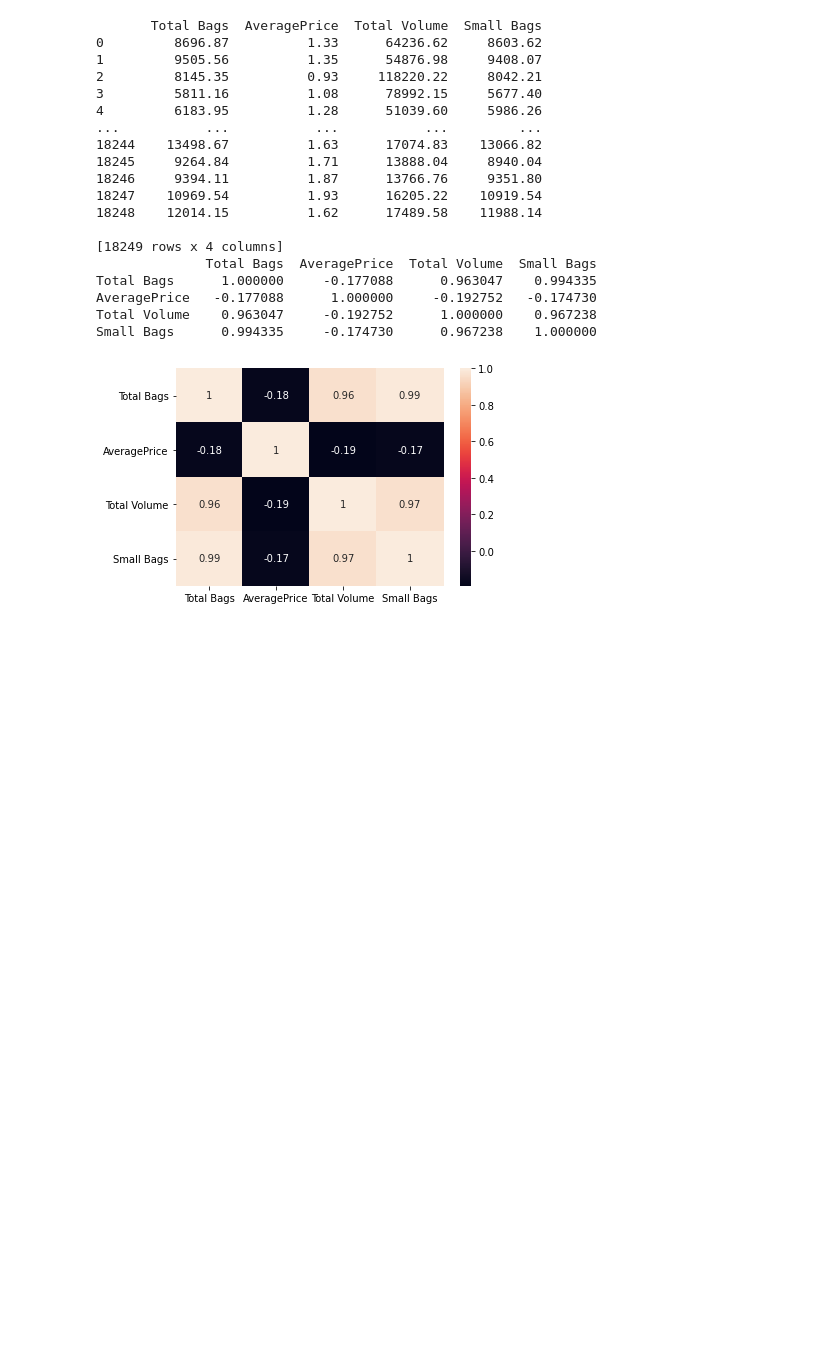
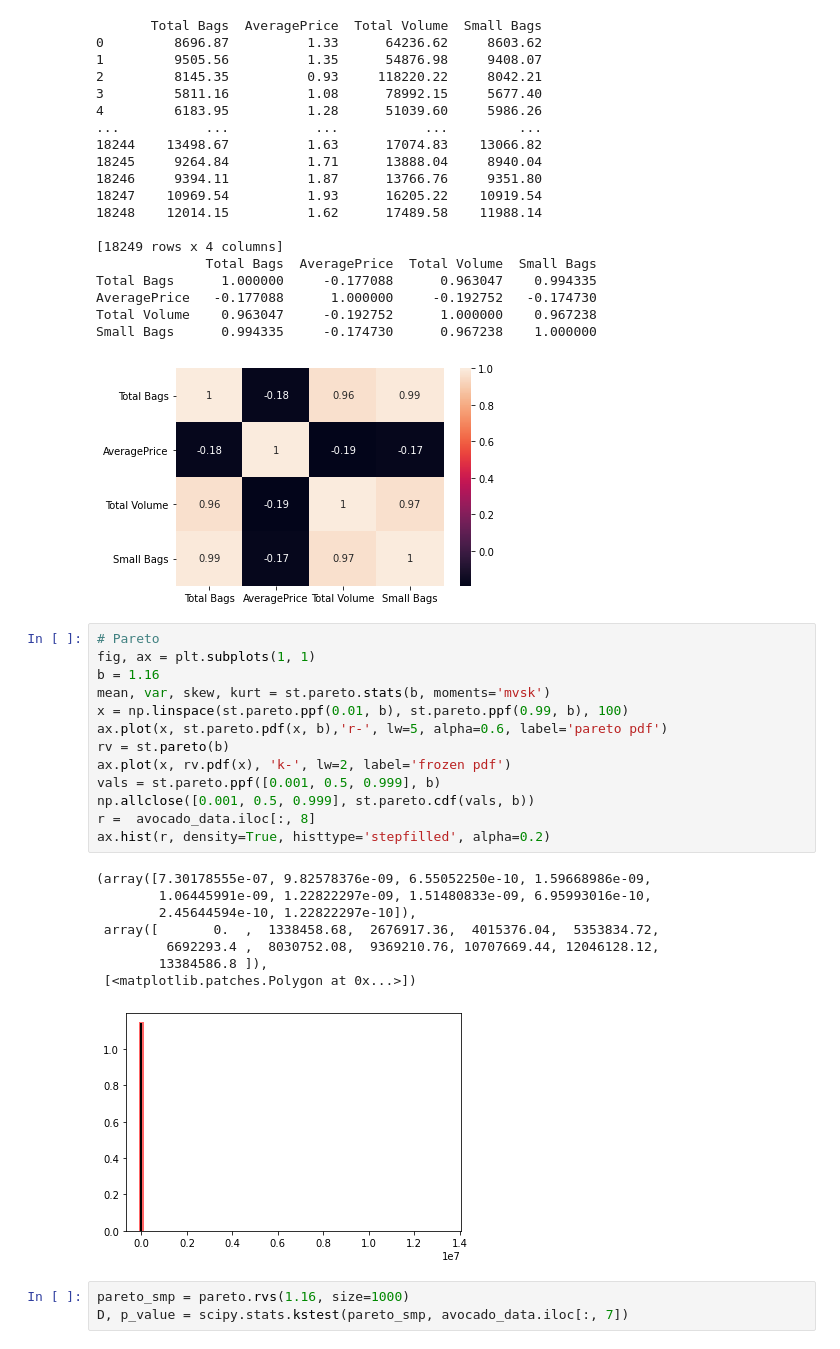
Before and after one commit to carooobregon/avocado-analysis, a Jupyter notebook: avocado-analysis.ipynb, the cells around one changed output. Saved outputs shown, nothing was run; the diff lists cells and outputs as text; blank space fills up the shorter version.

```diff
--- a/avocado-analysis.ipynb
+++ b/avocado-analysis.ipynb
@@ -166,3 +167,28 @@ AveragePrice   -0.177088      1.000000     -0.192752   -0.174730
 Total Volume    0.963047     -0.192752      1.000000    0.967238
 Small Bags      0.994335     -0.174730      0.967238    1.000000
 [figure]
+# %%
+# Pareto
+fig, ax = plt.subplots(1, 1)
+b = 1.16
+mean, var, skew, kurt = st.pareto.stats(b, moments='mvsk')
+x = np.linspace(st.pareto.ppf(0.01, b), st.pareto.ppf(0.99, b), 100)
+ax.plot(x, st.pareto.pdf(x, b),'r-', lw=5, alpha=0.6, label='pareto pdf')
+rv = st.pareto(b)
+ax.plot(x, rv.pdf(x), 'k-', lw=2, label='frozen pdf')
+vals = st.pareto.ppf([0.001, 0.5, 0.999], b)
+np.allclose([0.001, 0.5, 0.999], st.pareto.cdf(vals, b))
+r =  avocado_data.iloc[:, 8]
+ax.hist(r, density=True, histtype='stepfilled', alpha=0.2)
+# %% [output]
+(array([7.30178555e-07, 9.82578376e-09, 6.55052250e-10, 1.59668986e-09,
+        1.06445991e-09, 1.22822297e-09, 1.51480833e-09, 6.95993016e-10,
+        2.45644594e-10, 1.22822297e-10]),
+ array([       0.  ,  1338458.68,  2676917.36,  4015376.04,  5353834.72,
+         6692293.4 ,  8030752.08,  9369210.76, 10707669.44, 12046128.12,
+        13384586.8 ]),
+ [<matplotlib.patches.Polygon at 0x...>])
+[figure, added]
+# %%
+pareto_smp = pareto.rvs(1.16, size=1000)
+D, p_value = scipy.stats.kstest(pareto_smp, avocado_data.iloc[:, 7])
```
Also changed, not shown: parts of 1 cell of this notebook, 4 other files.
